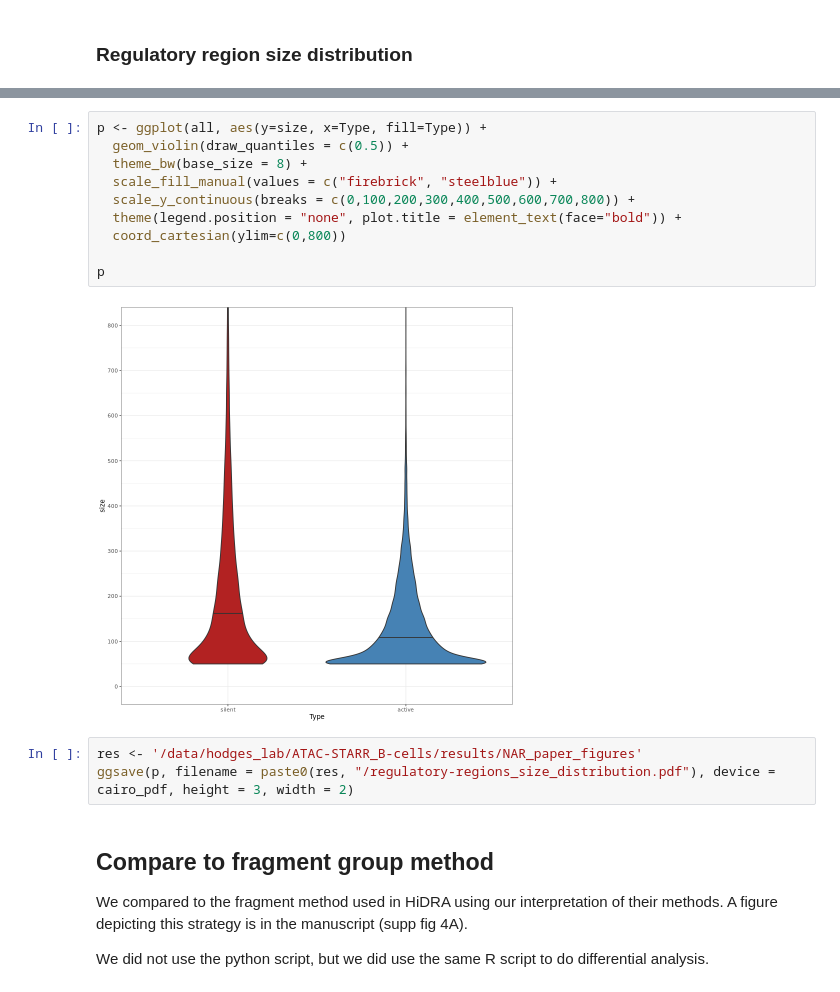
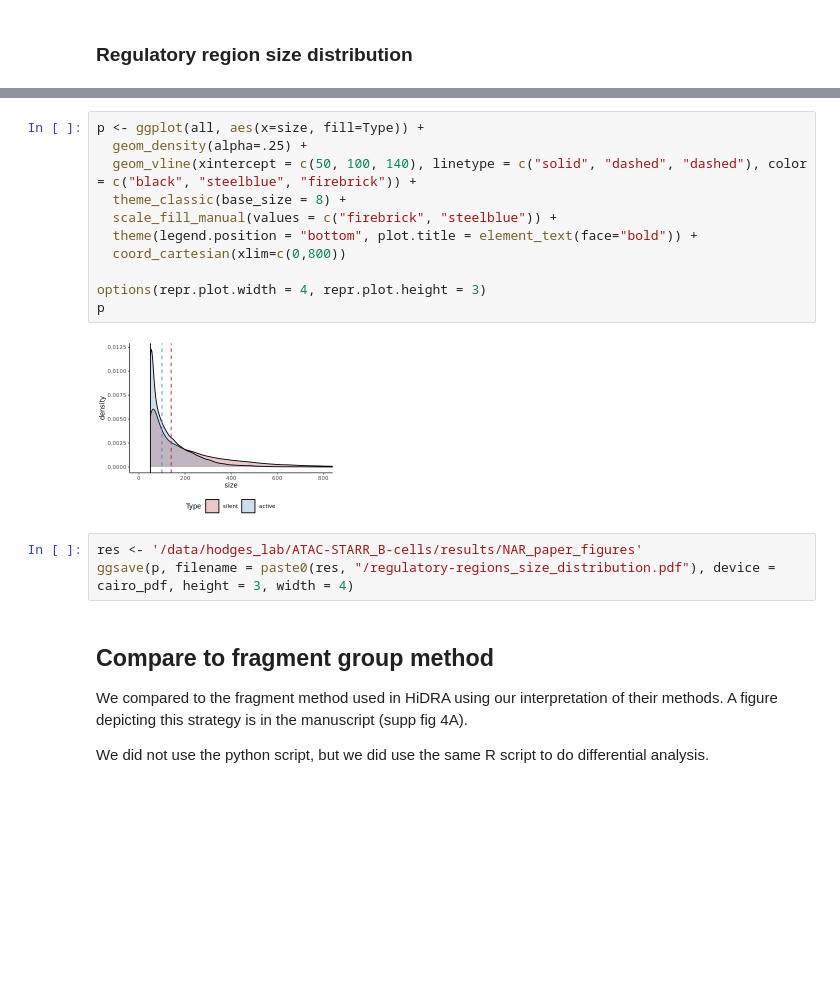
Before and after one commit to HodgesGenomicsLab/ATAC-STARR-seq, a Jupyter notebook: 2_peak-and-region_calling/ChrAcc_and_Activity_Region-Calling.ipynb, the cells around one changed output, grey strips where cells are left out. Saved outputs shown, nothing was run; the diff lists cells and outputs as text; blank space fills up the shorter version.

Commit message:
update region size analysis

```diff
--- a/2_peak-and-region_calling/ChrAcc_and_Activity_Region-Calling.ipynb
+++ b/2_peak-and-region_calling/ChrAcc_and_Activity_Region-Calling.ipynb
@@ -370,18 +388,19 @@ all$Type <- factor(all$Type, levels=c("silent", "active"))
 # %%
-p <- ggplot(all, aes(y=size, x=Type, fill=Type)) +
-  geom_violin(draw_quantiles = c(0.5)) +
-  theme_bw(base_size = 8) +
+p <- ggplot(all, aes(x=size, fill=Type)) +
+  geom_density(alpha=.25) +
+  geom_vline(xintercept = c(50, 100, 140), linetype = c("solid", "dashed", "dashed"), color = c("black", "steelblue", "firebrick")) +
+  theme_classic(base_size = 8) +
   scale_fill_manual(values = c("firebrick", "steelblue")) +
-  scale_y_continuous(breaks = c(0,100,200,300,400,500,600,700,800)) +
-  theme(legend.position = "none", plot.title = element_text(face="bold")) +
-  coord_cartesian(ylim=c(0,800))
+  theme(legend.position = "bottom", plot.title = element_text(face="bold")) +
+  coord_cartesian(xlim=c(0,800))
 
+options(repr.plot.width = 4, repr.plot.height = 3)
 p
 # %% [output]
-[figure, old version]
+[figure, new version]
 # %%
 res <- '/data/hodges_lab/ATAC-STARR_B-cells/results/NAR_paper_figures'
-ggsave(p, filename = paste0(res, "/regulatory-regions_size_distribution.pdf"), device = cairo_pdf, height = 3, width = 2)
+ggsave(p, filename = paste0(res, "/regulatory-regions_size_distribution.pdf"), device = cairo_pdf, height = 3, width = 4)
 # %% [markdown]
 ## Compare to fragment group method
 
```
Also changed, not shown: parts of 1 cell of this notebook.
